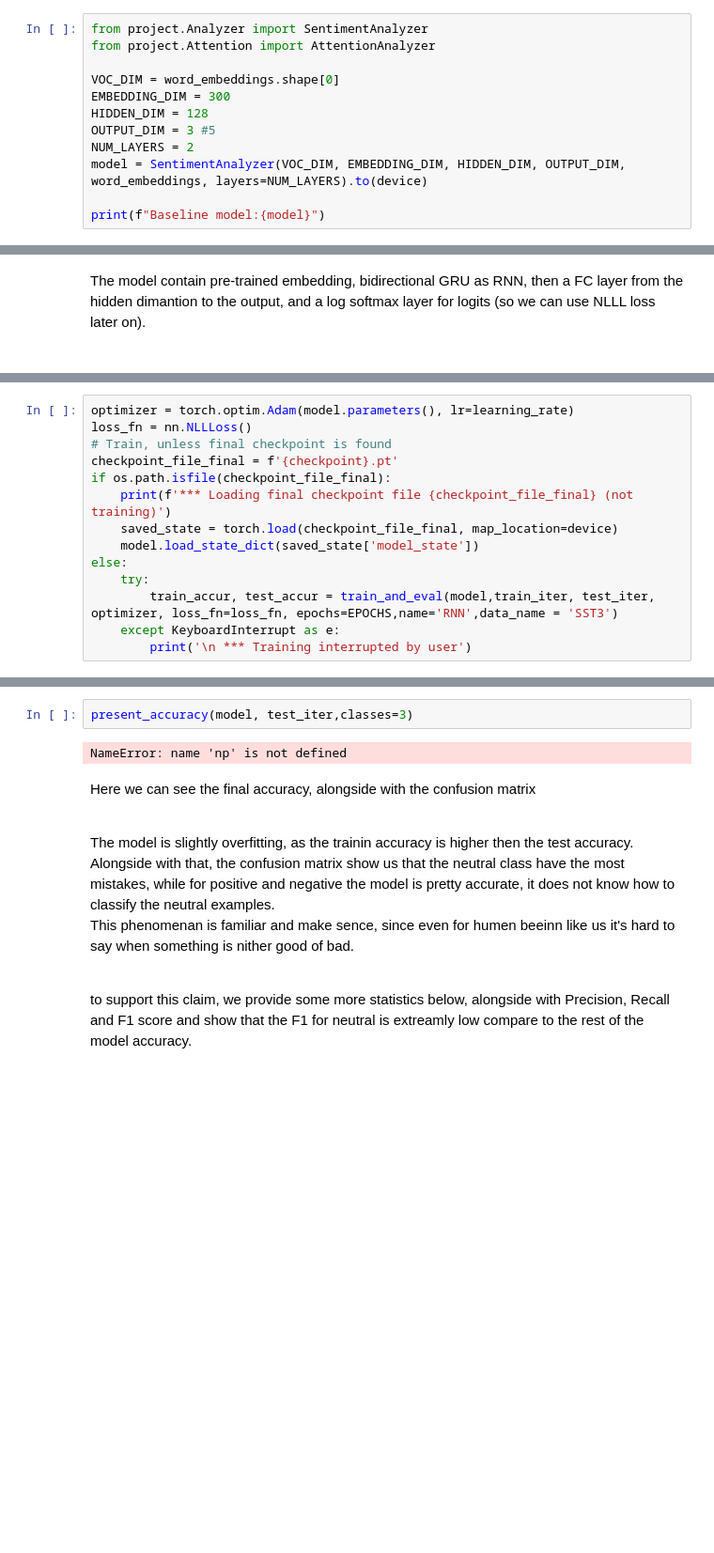
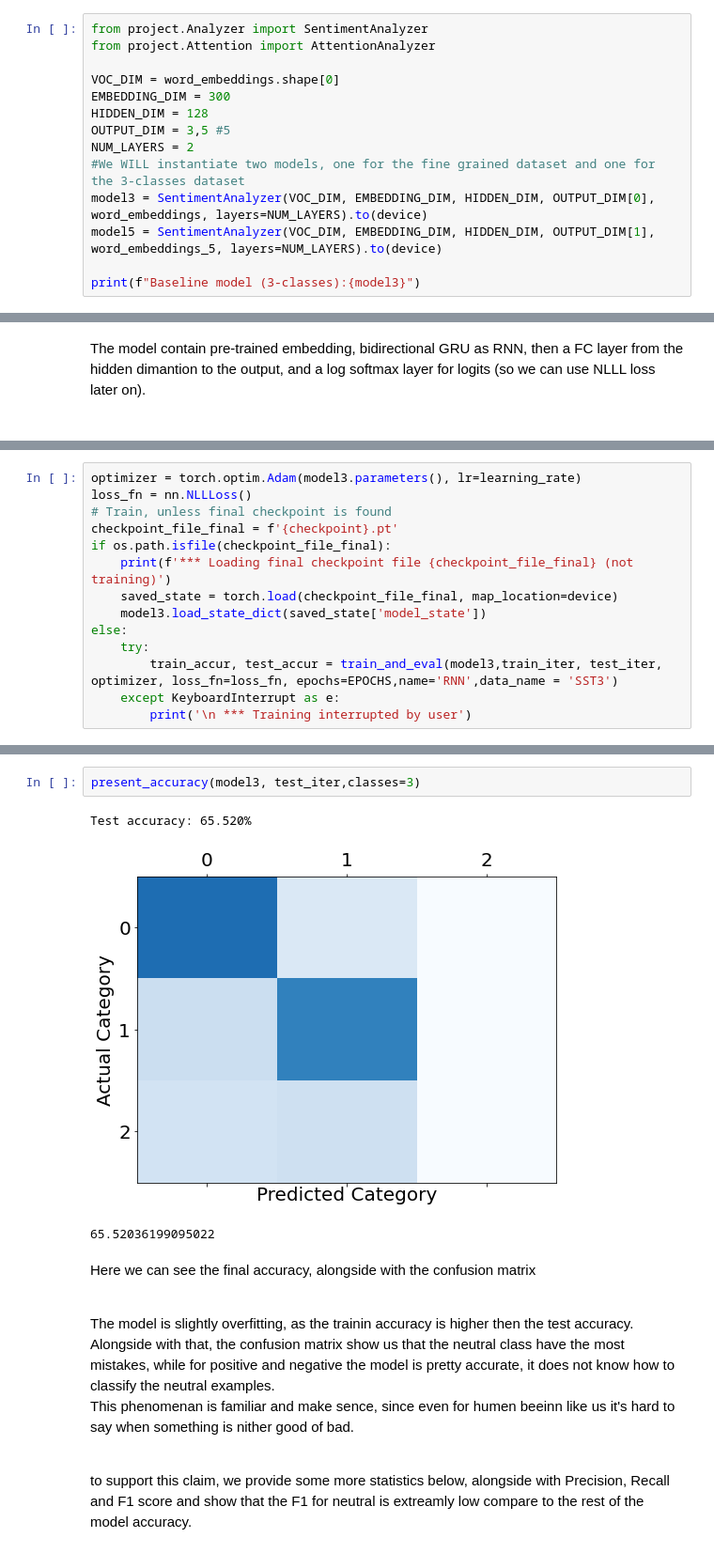
Before and after one commit to mkimhi/Sentiment-Analysis-Attention, a Jupyter notebook: Part3_MiniProject.ipynb, the cells around one changed output, grey strips where cells are left out. Shown: that part at 94% size. Cells and saved outputs as stored; diff of their text form; blank space fills up the shorter version.

```diff
--- a/Part3_MiniProject.ipynb
+++ b/Part3_MiniProject.ipynb
@@ -170,9 +170,11 @@ from project.Attention import AttentionAnalyzer
 VOC_DIM = word_embeddings.shape[0]
 EMBEDDING_DIM = 300
 HIDDEN_DIM = 128
-OUTPUT_DIM = 3 #5
+OUTPUT_DIM = 3,5 #5
 NUM_LAYERS = 2
-model = SentimentAnalyzer(VOC_DIM, EMBEDDING_DIM, HIDDEN_DIM, OUTPUT_DIM, word_embeddings, layers=NUM_LAYERS).to(device)
+#We WILL instantiate two models, one for the fine grained dataset and one for the 3-classes dataset
+model3 = SentimentAnalyzer(VOC_DIM, EMBEDDING_DIM, HIDDEN_DIM, OUTPUT_DIM[0], word_embeddings, layers=NUM_LAYERS).to(device)
+model5 = SentimentAnalyzer(VOC_DIM, EMBEDDING_DIM, HIDDEN_DIM, OUTPUT_DIM[1], word_embeddings_5, layers=NUM_LAYERS).to(device)
 
-print(f"Baseline model:{model}")
+print(f"Baseline model (3-classes):{model3}")
 # %% [output]
@@ -212,15 +213,15 @@ ImportError: cannot import name 'print_stats' from 'project.Trainer' (/home/mosh
 # %%
-optimizer = torch.optim.Adam(model.parameters(), lr=learning_rate)
+optimizer = torch.optim.Adam(model3.parameters(), lr=learning_rate)
 loss_fn = nn.NLLLoss()
 # Train, unless final checkpoint is found
 checkpoint_file_final = f'{checkpoint}.pt'
 if os.path.isfile(checkpoint_file_final):
     print(f'*** Loading final checkpoint file {checkpoint_file_final} (not training)')
     saved_state = torch.load(checkpoint_file_final, map_location=device)
-    model.load_state_dict(saved_state['model_state'])
+    model3.load_state_dict(saved_state['model_state'])
 else:
     try:
-        train_accur, test_accur = train_and_eval(model,train_iter, test_iter, optimizer, loss_fn=loss_fn, epochs=EPOCHS,name='RNN',data_name = 'SST3')
+        train_accur, test_accur = train_and_eval(model3,train_iter, test_iter, optimizer, loss_fn=loss_fn, epochs=EPOCHS,name='RNN',data_name = 'SST3')
     except KeyboardInterrupt as e:
         print('\n *** Training interrupted by user')
 # %% [output]
@@ -244,7 +229,9 @@ Epoch #29(Test), accuracy=0.641, elapsed=2.4 sec
 # %%
-present_accuracy(model, test_iter,classes=3)
+present_accuracy(model3, test_iter,classes=3)
 # %% [output]
-NameError: name 'np' is not defined
+Test accuracy: 65.520%
+[figure, added]
+65.52036199095022
 # %% [markdown]
 Here we can see the final accuracy, alongside with the confusion matrix <br/><br/>
 
```
Also changed, not shown: parts of 22 cells of this notebook, 2 other files.
